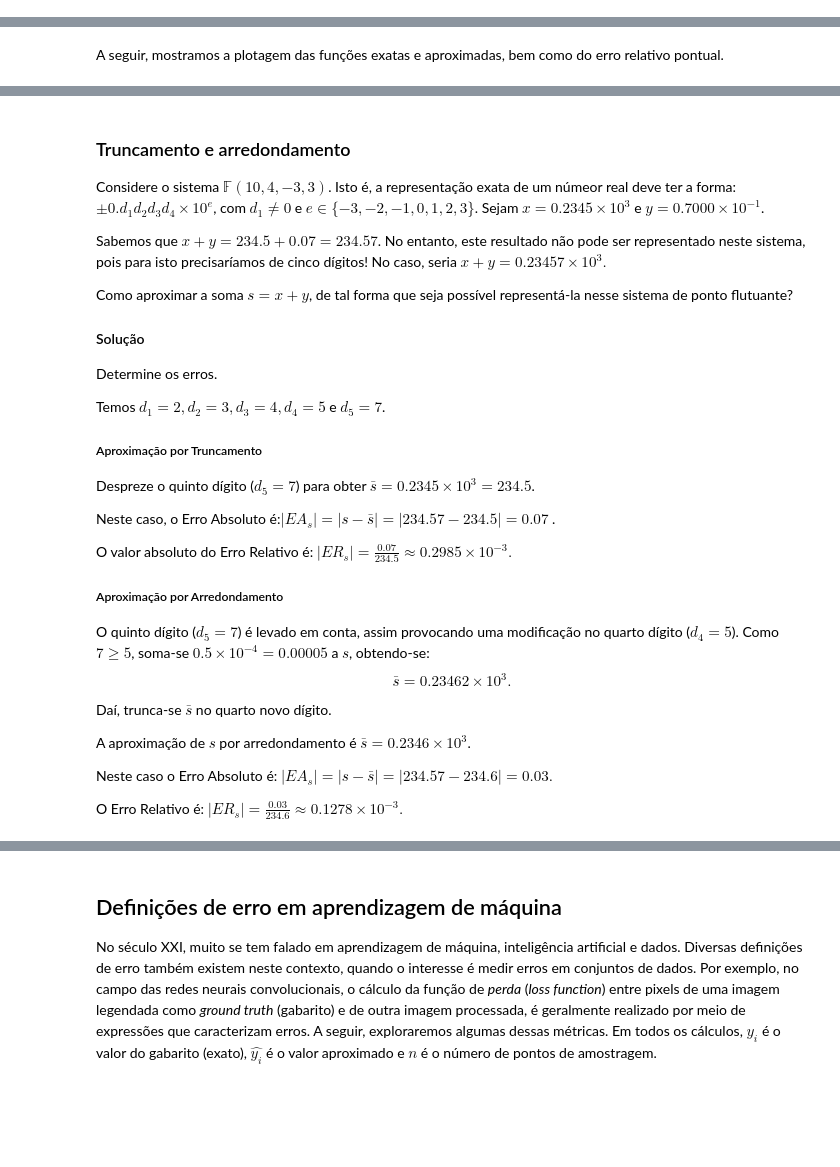
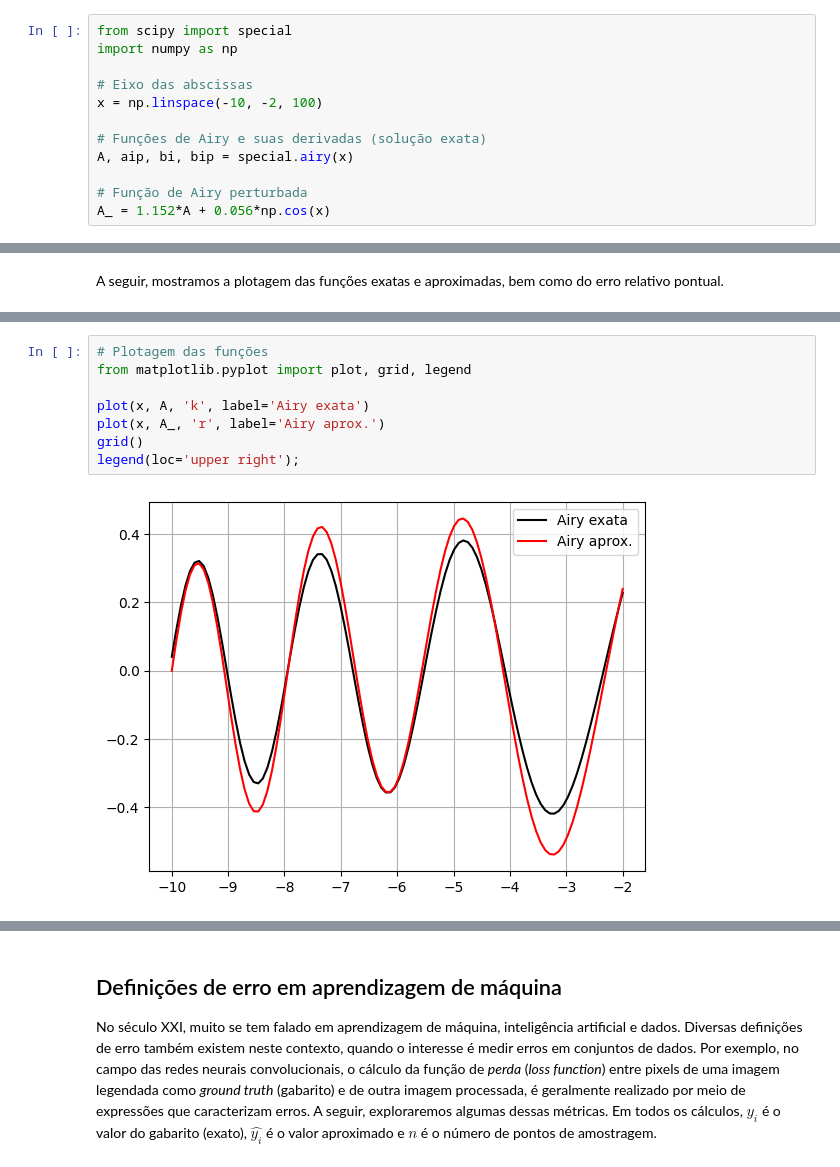
Before and after one commit to gcpeixoto/LVMN, a Jupyter notebook: _build/jupyter_execute/aula-02-erros.ipynb, the cells around one changed output, grey strips where cells are left out. Drawn from its saved outputs; the diff is of its cells as text; blank space fills up the shorter version.

```diff
--- a/_build/jupyter_execute/aula-02-erros.ipynb
+++ b/_build/jupyter_execute/aula-02-erros.ipynb
@@ -383,0 +441,12 @@ rel = r(ai,ai2)
+# %%
+from scipy import special
+import numpy as np
+
+# Eixo das abscissas
+x = np.linspace(-10, -2, 100)
+
+# Funções de Airy e suas derivadas (solução exata)
+A, aip, bi, bip = special.airy(x)
+
+# Função de Airy perturbada
+A_ = 1.152*A + 0.056*np.cos(x)
@@ -500,36 +467,10 @@ $$|96.0000 − 96.4004| = 0.4004 \, m^2.$$
-# %% [markdown]
-### Truncamento e arredondamento
-
-Considere o sistema $\mathbb{F}(10,4,−3,3)$. Isto é, a representação exata de um númeor real deve ter a forma: $\pm 0.d_1d_2d_3d_4 \times 10^e$, com $d_1 \neq 0$ e $e \in \{−3,−2,−1,0,1,2,3\}$. Sejam $x = 0.2345 \times 10^3$ e $y = 0.7000 \times 10^{−1}$.
-
-Sabemos que $x + y = 234.5 + 0.07 = 234.57$. No entanto, este resultado não pode ser representado neste sistema, pois para isto precisaríamos de cinco dígitos! No caso, seria $x + y = 0.2345{7} \times 10^3.$
-
-Como aproximar a soma $s = x + y$, de tal forma que seja possível representá-la nesse sistema de ponto flutuante?
-
-#### Solução
-
-Determine os erros.
-
-Temos $d_1 = 2, d_2 = 3,d_3 = 4,d_4 = 5$ e $d_5 = 7$.
-
-##### Aproximação por Truncamento
-
-Despreze o quinto dígito ($d_5 = 7$) para obter $\bar{s} = 0.2345 \times 10^3 = 234.5$.
-
-Neste caso, o Erro Absoluto é:$|EA_s|=|s−\bar{s}|=
-|234.57−234.5|=0.07$.
-
-O valor absoluto do Erro Relativo é: $|ER_s| = \frac{0.07}{234.5} \approx 0.2985 \times 10^{−3}.$
-
-##### Aproximação por Arredondamento
-
-O quinto dígito ($d_5 = 7$) é levado em conta, assim provocando uma modificação no quarto dígito ($d_4 = 5$). Como $7 \geq 5$, soma-se $0.5 \times 10^{−4} = 0.00005$ a $s$, obtendo-se:
-$$\bar{s} = 0.23462\times 10^3.$$
-
-Daí, trunca-se $\bar{s}$ no quarto novo dígito.
-
-A aproximação de $s$ por arredondamento é $\bar{s} = 0.2346\times 10^3$.
-
-Neste caso o Erro Absoluto é: $|EA_s|=|s−\bar{s}|=|234.57−234.6|=0.03.$
-
-O Erro Relativo é: $|ER_s| = \frac{0.03}{234.6} \approx 0.1278\times 10^{−3}.$
+# %%
+# Plotagem das funções
+from matplotlib.pyplot import plot, grid, legend
+
+plot(x, A, 'k', label='Airy exata')
+plot(x, A_, 'r', label='Airy aprox.')
+grid()
+legend(loc='upper right');
+# %% [output]
+[figure, added]
```
Also changed, not shown: parts of 51 cells of this notebook, 20 other files.
